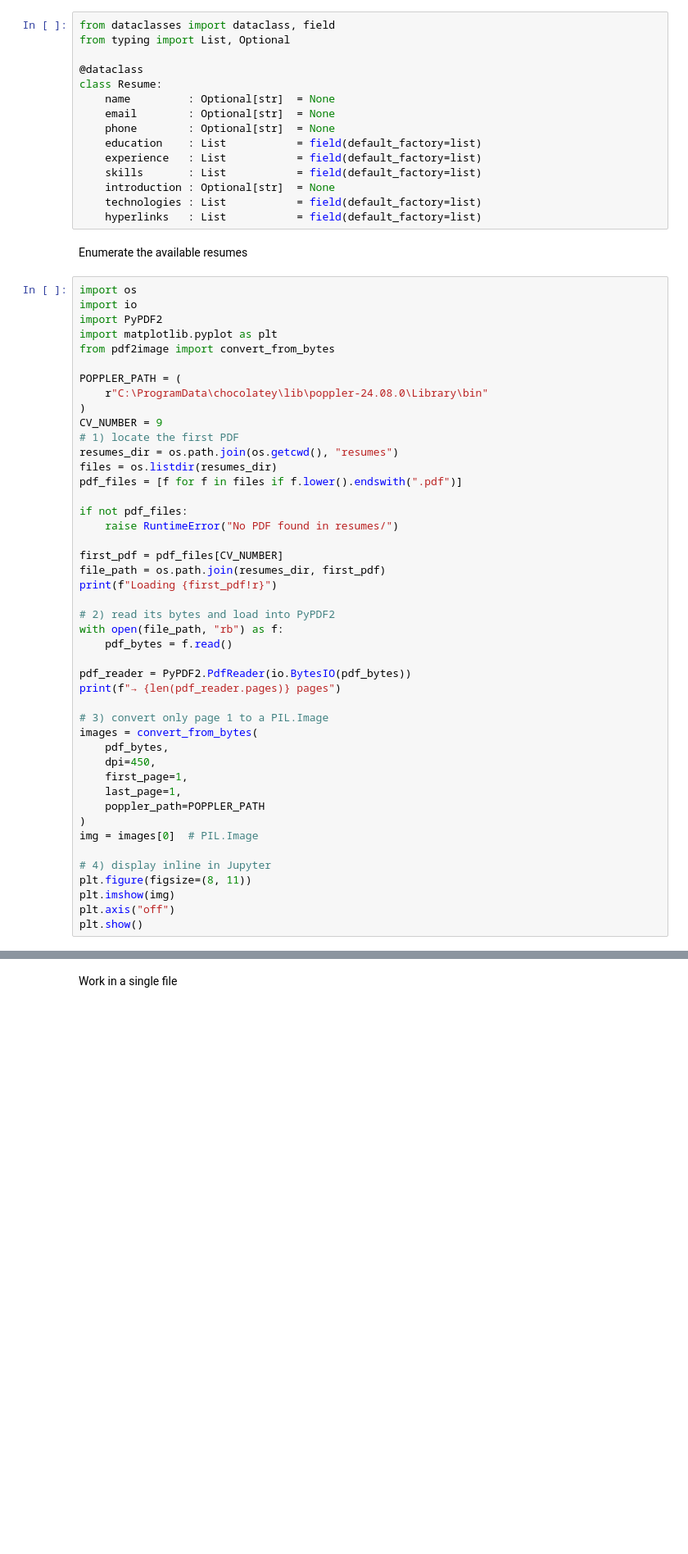
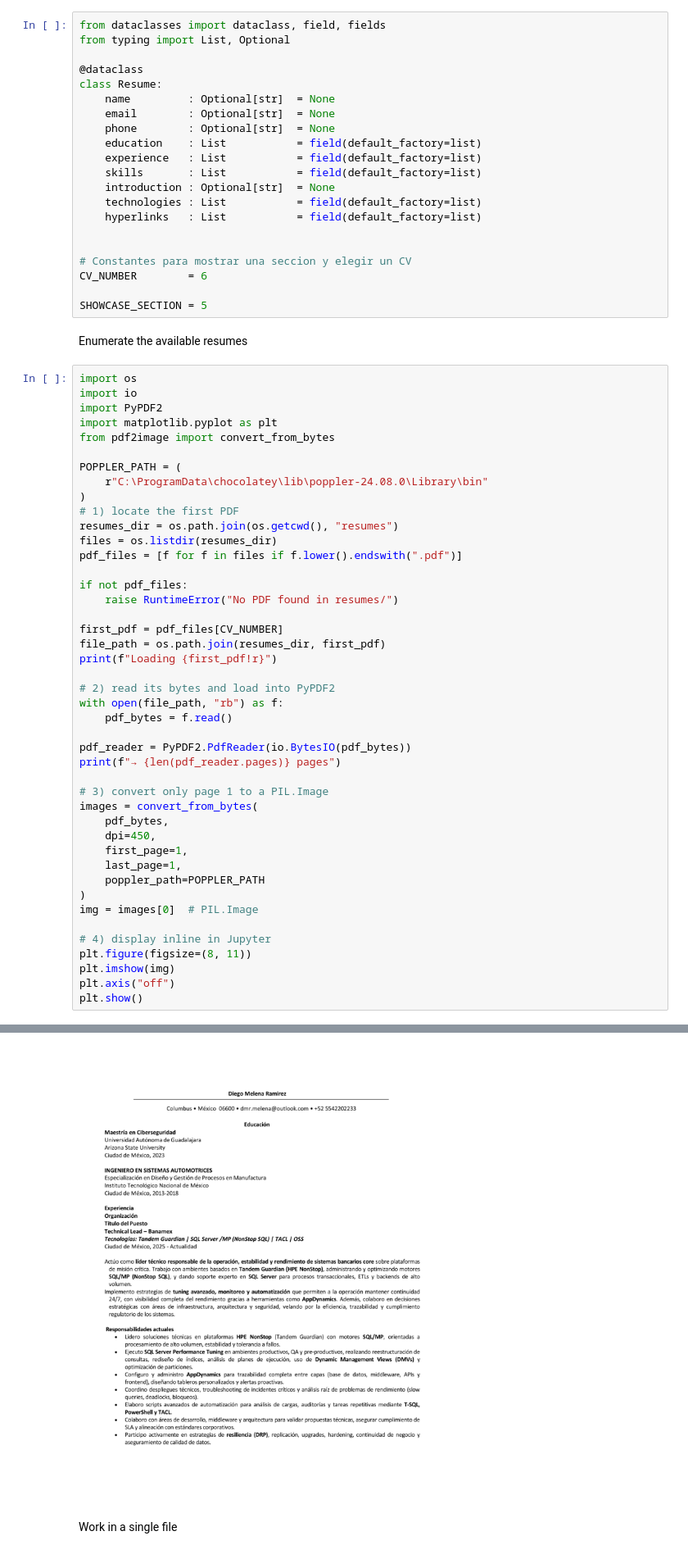
Before and after one commit to daniel117622/cv-parser-sass, a Jupyter notebook: parsing-experiments/ocr.ipynb, the cells around one changed output, grey strips where cells are left out. Shown: that part at 82% size. Cells and saved outputs as stored; diff of their text form; blank space fills up the shorter version.

```diff
--- a/parsing-experiments/ocr.ipynb
+++ b/parsing-experiments/ocr.ipynb
@@ -2,7 +2,7 @@
 This will try to parse resumes using OCR and fragmentation by blocks.
 First step is to define to target data structure
 # %%
-from dataclasses import dataclass, field
+from dataclasses import dataclass, field, fields
 from typing import List, Optional
 
 @dataclass
@@ -16,6 +16,12 @@ class Resume:
     introduction : Optional[str]  = None
     technologies : List           = field(default_factory=list)
     hyperlinks   : List           = field(default_factory=list)
+
+
+# Constantes para mostrar una seccion y elegir un CV
+CV_NUMBER        = 6
+
+SHOWCASE_SECTION = 5
 # %% [markdown]
 Enumerate the available resumes
 # %%
@@ -28,7 +34,6 @@ from pdf2image import convert_from_bytes
 POPPLER_PATH = (
     r"C:\ProgramData\chocolatey\lib\poppler-24.08.0\Library\bin"
 )
-CV_NUMBER = 9
 # 1) locate the first PDF
 resumes_dir = os.path.join(os.getcwd(), "resumes")
 files = os.listdir(resumes_dir)
@@ -63,3 +68,4 @@ plt.figure(figsize=(8, 11))
 plt.imshow(img)
 plt.axis("off")
 plt.show()
+# %% [output]
@@ -66,3 +74,4 @@ plt.show()
+[figure, added]
 # %% [markdown]
 Work in a single file
 # %%
```
Also changed, not shown: parts of 9 cells of this notebook.
